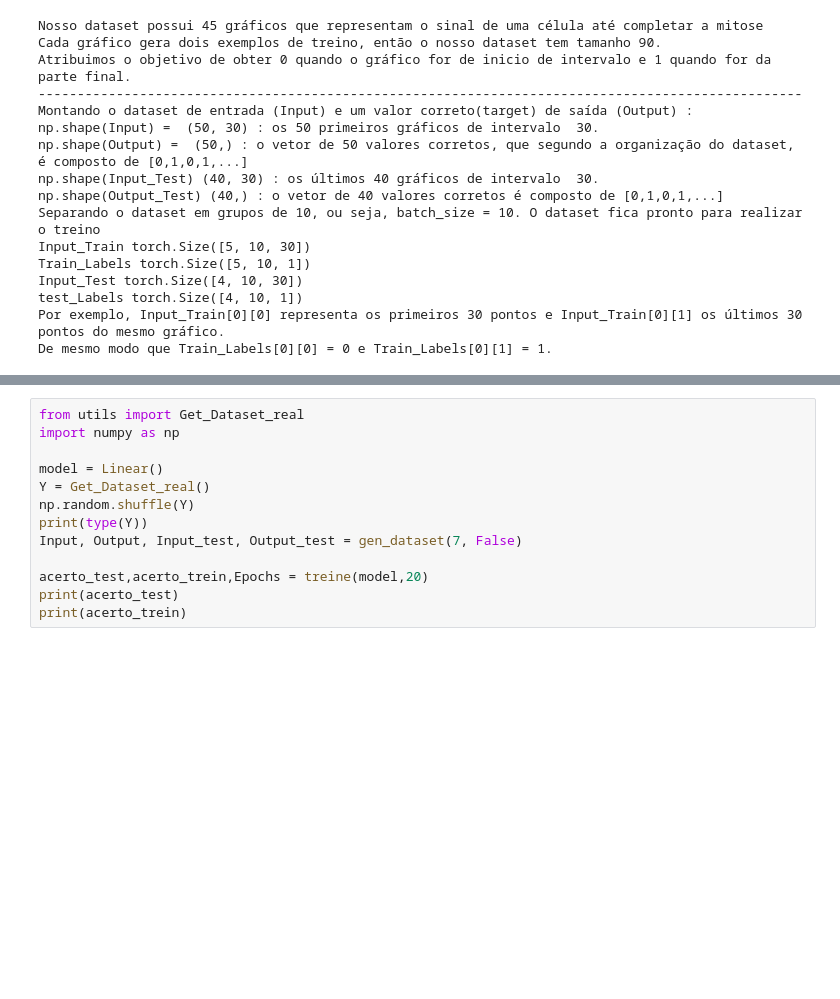
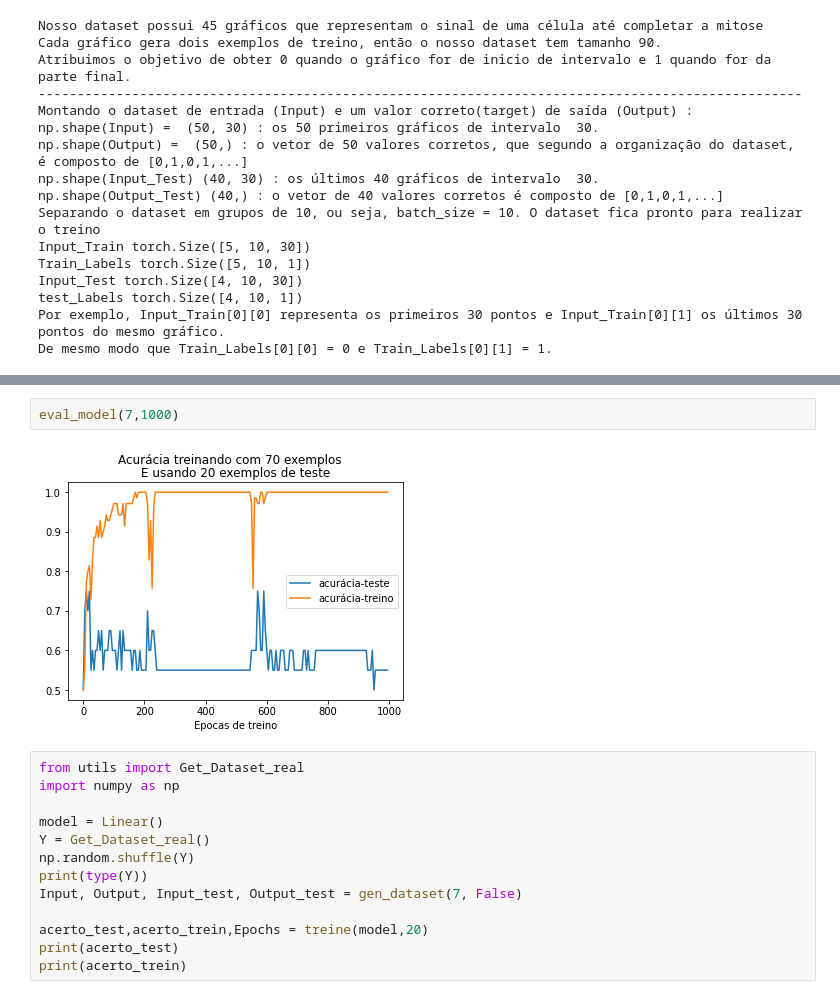
Before and after one commit to SchultzVV/Biology, a Jupyter notebook: second idea/Run.ipynb, the cells around one changed output, grey strips where cells are left out. Drawn from its saved outputs; the diff is of its cells as text; blank space fills up the shorter version.

```diff
--- a/second idea/Run.ipynb
+++ b/second idea/Run.ipynb
@@ -65,3 +69,7 @@ def eval_model(proportion,epochs):
+# %%
+eval_model(7,1000)
+# %% [output]
+[figure, added]
 # %%
 from utils import Get_Dataset_real
 import numpy as np
```
Also changed, not shown: parts of 4 cells of this notebook, 6 other files.
